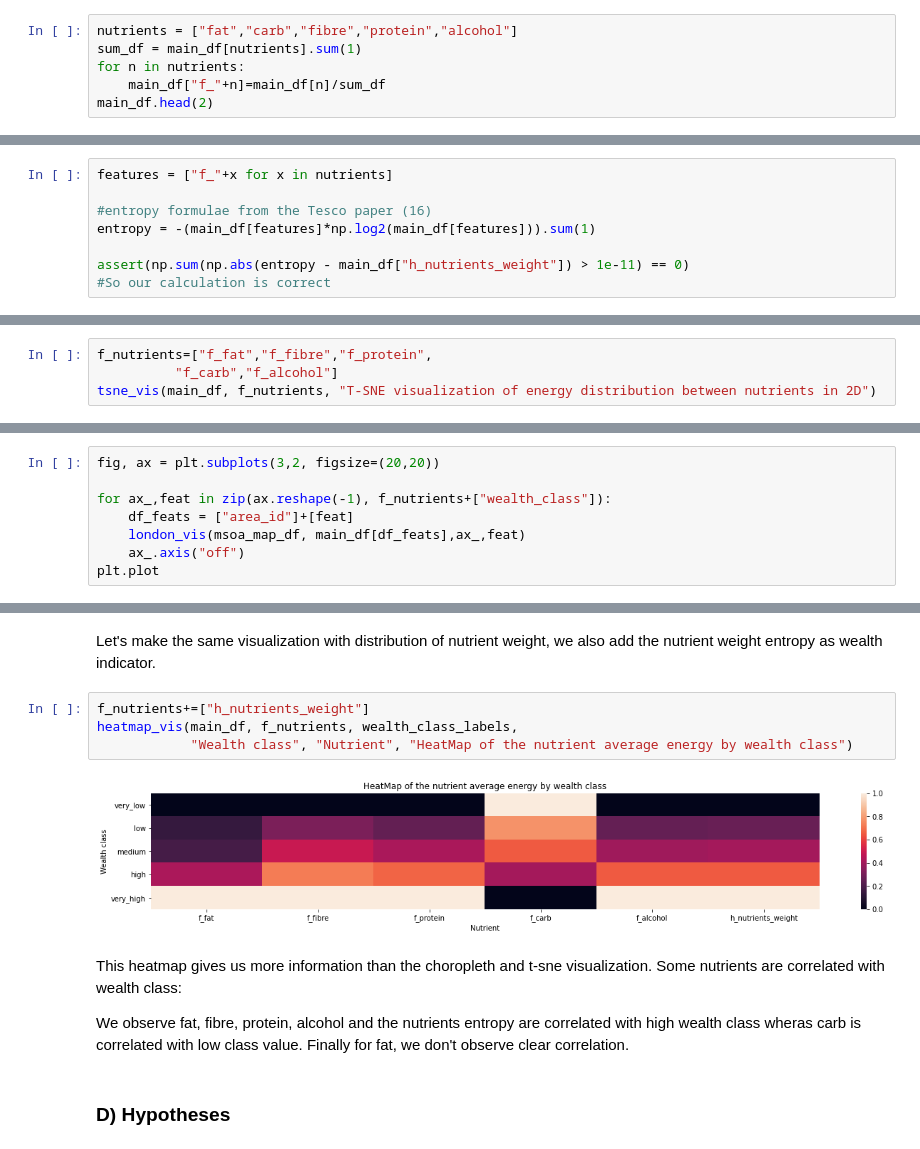
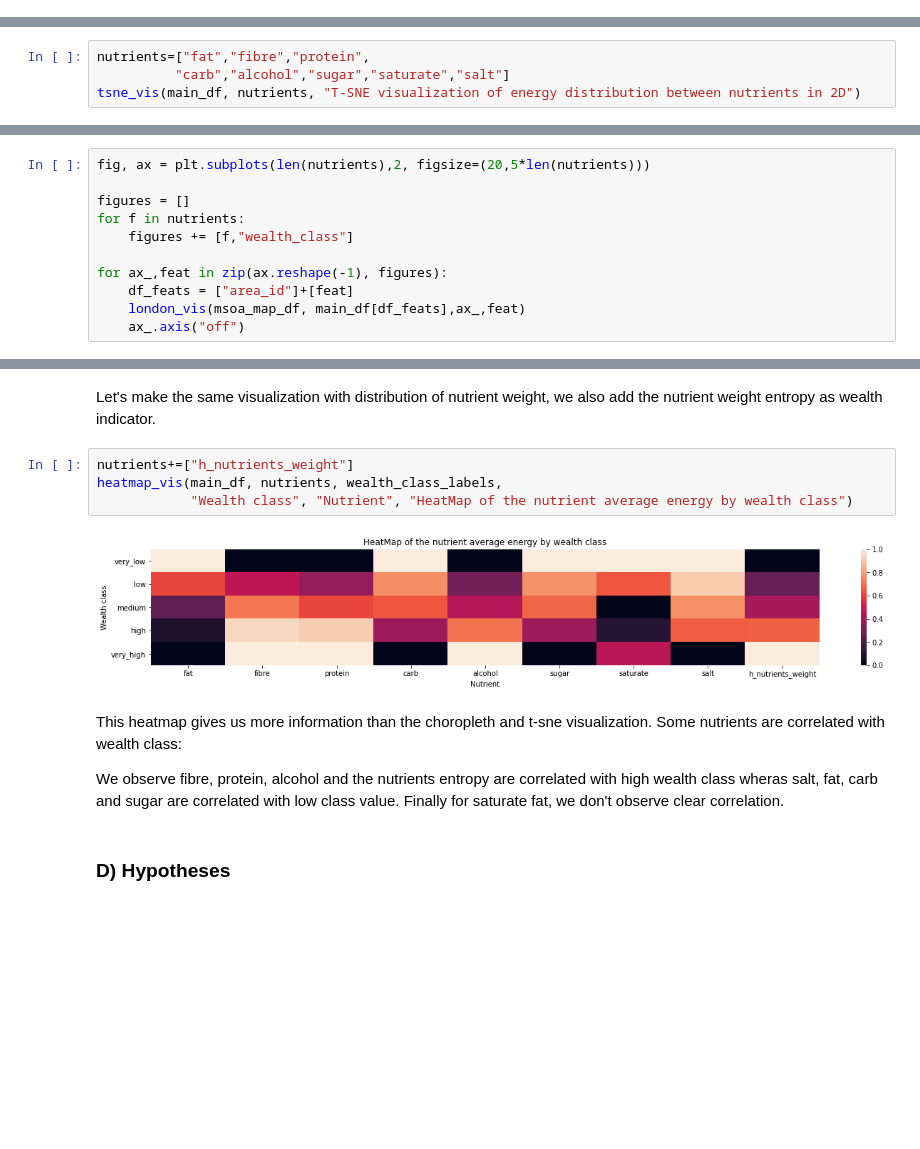
Before and after one commit to epfl-ada/ada-2020-project-milestone-p3-p3_adacadabra, a Jupyter notebook: extension.ipynb, the cells around one changed output, grey strips where cells are left out. Cells and saved outputs as stored; diff of their text form; blank space fills up the shorter version.

```diff
--- a/extension.ipynb
+++ b/extension.ipynb
@@ -124,6 +116,0 @@ $f_{nutrient_i}(a) = \frac{nutrient_i(a)}{\sum_j nutrient_j(a)}$
-# %%
-nutrients = ["fat","carb","fibre","protein","alcohol"]
-sum_df = main_df[nutrients].sum(1)
-for n in nutrients:
-    main_df["f_"+n]=main_df[n]/sum_df
-main_df.head(2)
@@ -137,8 +116,0 @@ Let's validate the calculation by computing the nutrient weight entropy, it shou
-# %%
-features = ["f_"+x for x in nutrients]
-
-#entropy formulae from the Tesco paper (16)
-entropy = -(main_df[features]*np.log2(main_df[features])).sum(1)
-
-assert(np.sum(np.abs(entropy - main_df["h_nutrients_weight"]) > 1e-11) == 0)
-#So our calculation is correct
@@ -304,5 +322,5 @@ First, we set the vector of energy distribution between nutrients as first featu
 # %%
-f_nutrients=["f_fat","f_fibre","f_protein",
-          "f_carb","f_alcohol"]
-tsne_vis(main_df, f_nutrients, "T-SNE visualization of energy distribution between nutrients in 2D")
+nutrients=["fat","fibre","protein",
+          "carb","alcohol","sugar","saturate","salt"]
+tsne_vis(main_df, nutrients, "T-SNE visualization of energy distribution between nutrients in 2D")
 # %% [output]
@@ -369,11 +387,14 @@ def london_vis(geo_map, data_df, ax, variable, geo_map_index="MSOA11CD", data_df
                 verticalalignment='top', fontsize=12, color='#555555')
     ax.set_title("Comparison of {:s} between each MSOA of Greater London".format(variable))
 # %%
-fig, ax = plt.subplots(3,2, figsize=(20,20))
+fig, ax = plt.subplots(len(nutrients),2, figsize=(20,5*len(nutrients)))
 
-for ax_,feat in zip(ax.reshape(-1), f_nutrients+["wealth_class"]):
+figures = []
+for f in nutrients:
+    figures += [f,"wealth_class"]
+
+for ax_,feat in zip(ax.reshape(-1), figures):
     df_feats = ["area_id"]+[feat]
     london_vis(msoa_map_df, main_df[df_feats],ax_,feat)
     ax_.axis("off")
-plt.plot
 # %% [output]
@@ -442,16 +464,16 @@ Additionally we observe the entropy does not show wealth correlation.
 # %% [markdown]
 Let's make the same visualization with distribution of nutrient weight, we also add the nutrient weight entropy as wealth indicator.
 # %%
-f_nutrients+=["h_nutrients_weight"]
-heatmap_vis(main_df, f_nutrients, wealth_class_labels,
+nutrients+=["h_nutrients_weight"]
+heatmap_vis(main_df, nutrients, wealth_class_labels,
             "Wealth class", "Nutrient", "HeatMap of the nutrient average energy by wealth class")
 # %% [output]
-[figure, old version]
+[figure, new version]
 # %% [markdown]
 This heatmap gives us more information than the choropleth and t-sne visualization.
 Some nutrients are correlated with wealth class:
 
-We observe fat, fibre, protein, alcohol and the nutrients entropy are correlated with high wealth class wheras carb is correlated with low class value. Finally for fat, we don't observe clear correlation.
+We observe fibre, protein, alcohol and the nutrients entropy are correlated with high wealth class wheras salt, fat, carb and sugar are correlated with low class value. Finally for saturate fat, we don't observe clear correlation.
 # %% [markdown]
 ### D) Hypotheses
 # %% [markdown]
```
Also changed, not shown: parts of 52 cells of this notebook.
